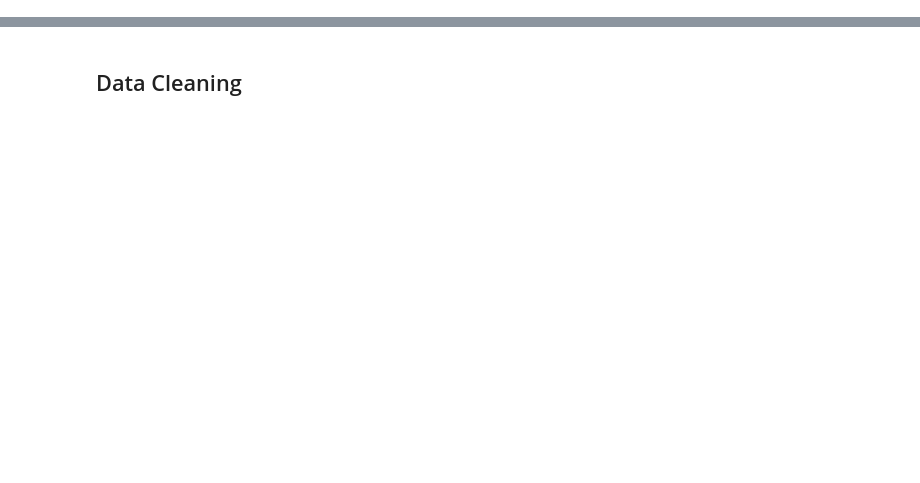
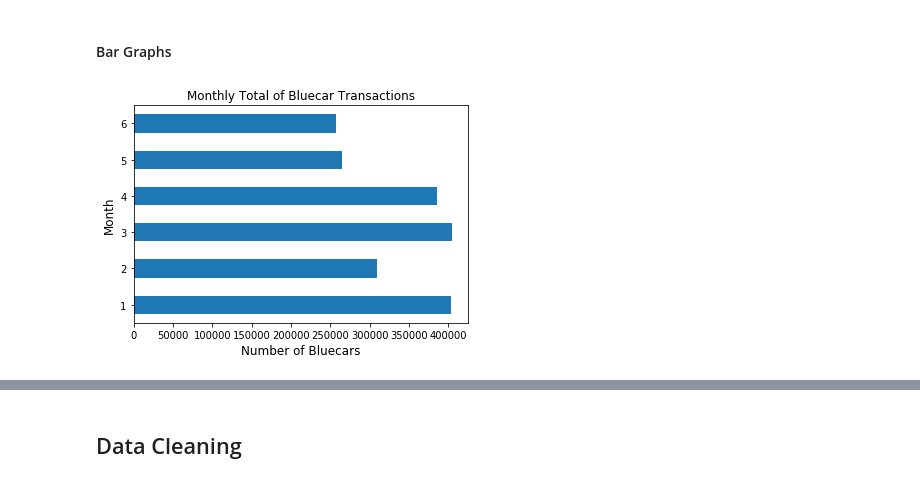
Before and after one commit to Linda-Agesa/French--Autolib-Car-Sharing-Service, a Jupyter notebook: Autolib_Car_Sharing_Service.ipynb, the cells around one changed output, grey strips where cells are left out. Cells and saved outputs as stored; diff of their text form; code cells hidden in the pictures; blank space fills up the shorter version.

```diff
--- a/Autolib_Car_Sharing_Service.ipynb
+++ b/Autolib_Car_Sharing_Service.ipynb
@@ -33,0 +121,5 @@ By use of the RFID, an invoice is charged to a subscriber's account on their usa
+# %%
+# Importing our data file to the environment
+
+autolib_df = pd.read_csv('http://bit.ly/DSCoreAutolibDataset')
+autolib_df.head(5)
@@ -33,0 +184,6 @@ By use of the RFID, an invoice is charged to a subscriber's account on their usa
+# %%
+# Making the column names uniform.
+
+autolib_df.columns = autolib_df.columns.str.replace(' ', '_').str.replace('dayOfWeek', 'day_of_week').str.strip().str.lower()  # Dealing with the inconsistencies
+
+autolib_df.columns      # Displaying column names
@@ -33,0 +464,11 @@ By use of the RFID, an invoice is charged to a subscriber's account on their usa
+# %% [markdown]
+#### Bar Graphs
+# %%
+# Plotting the momthly
+autolib_df.groupby('month')['bluecars_taken_sum'].sum().plot.barh()
+plt.xlabel('Number of Bluecars', fontsize = 12, color = 'black')
+plt.ylabel('Month', fontsize = 12, color = 'black' )
+plt.title('Monthly Total of Bluecar Transactions')
+plt.show()
+# %% [output]
+[figure, added]
```
Also changed, not shown: parts of 104 cells of this notebook.
